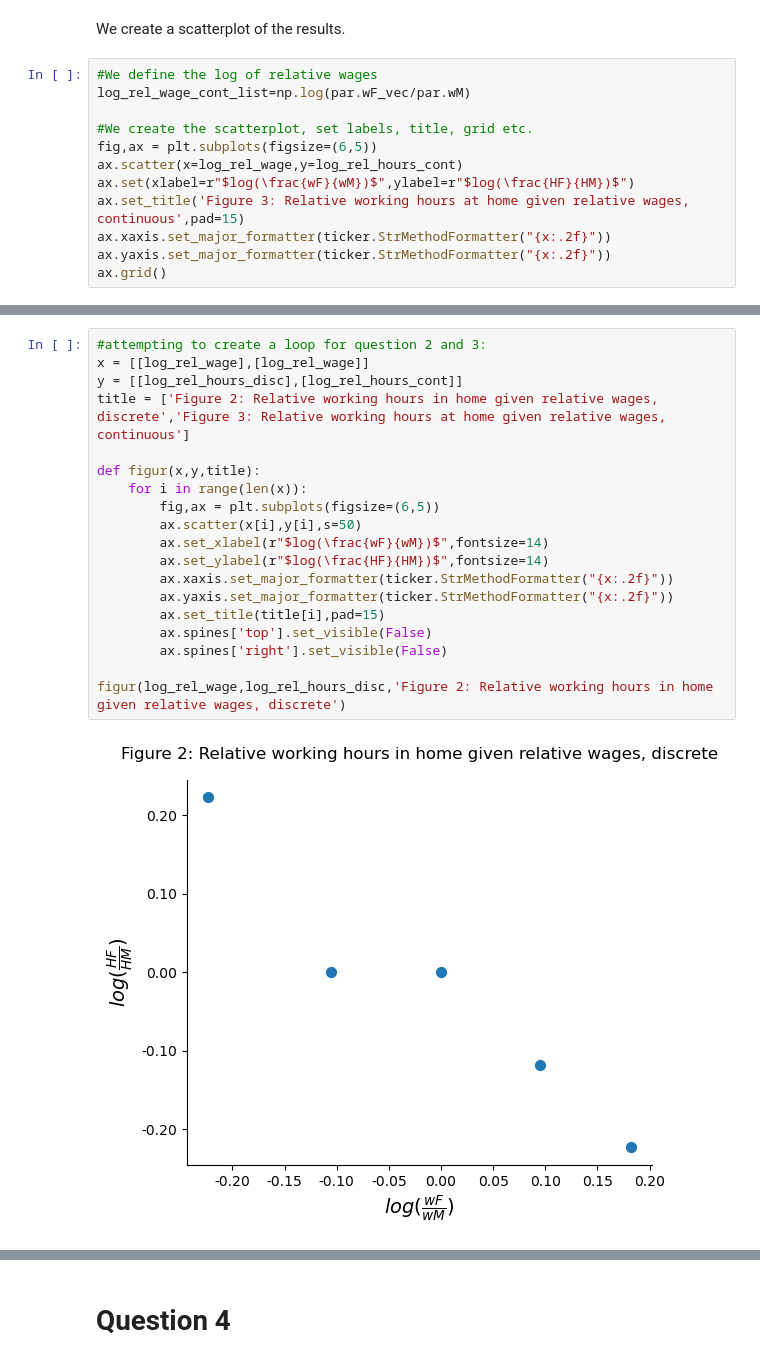
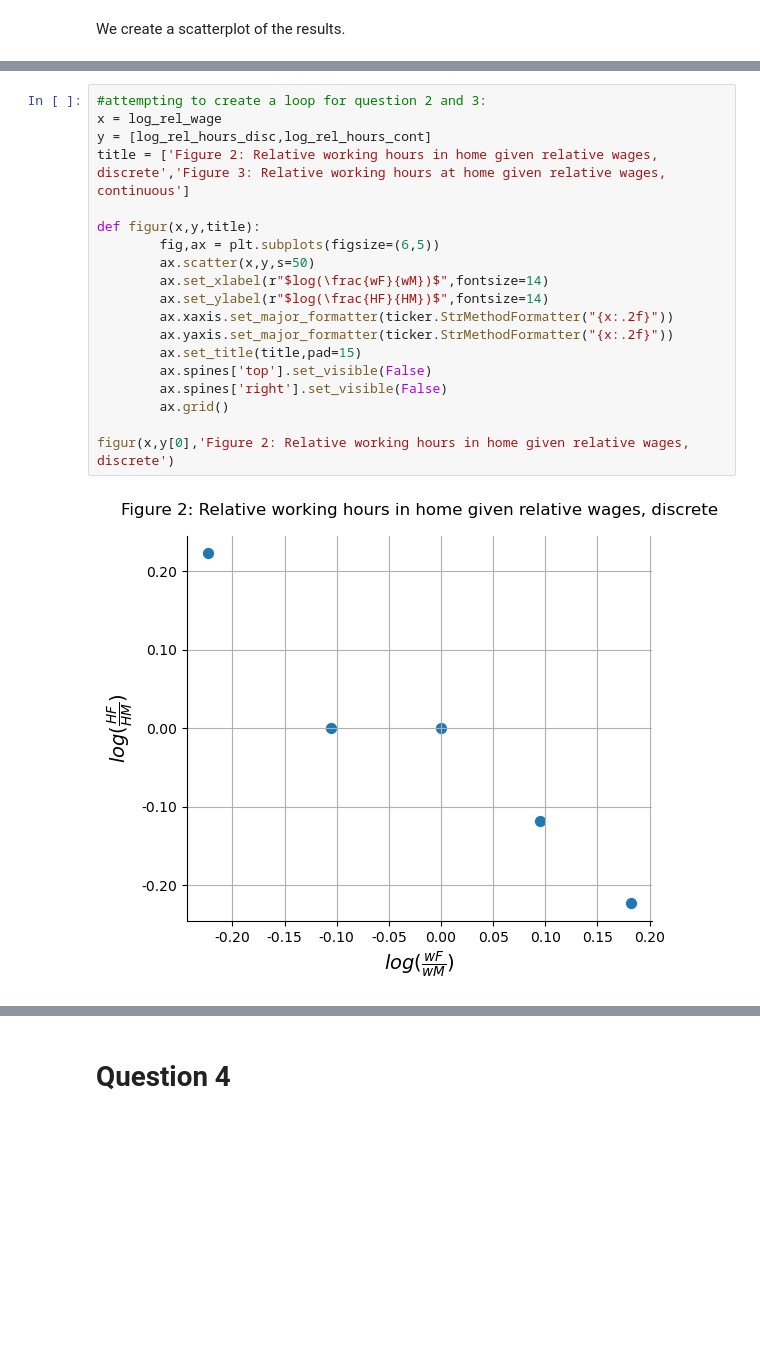
Before and after one commit to NumEconCopenhagen/projects-2023-ida-simone-elin, a Jupyter notebook: inauguralproject/inauguralprojectmedfeedback.ipynb, the cells around one changed output, grey strips where cells are left out. Drawn from its saved outputs; the diff is of its cells as text; blank space fills up the shorter version.

```diff
--- a/inauguralproject/inauguralprojectmedfeedback.ipynb
+++ b/inauguralproject/inauguralprojectmedfeedback.ipynb
@@ -192,15 +192,3 @@ model.solve_wF_vec(discrete=False)
 log_rel_hours_cont = np.log(model.sol.HF_vec/model.sol.HM_vec)
 # %% [markdown]
 We create a scatterplot of the results.
-# %%
-#We define the log of relative wages
-log_rel_wage_cont_list=np.log(par.wF_vec/par.wM)
-
-#We create the scatterplot, set labels, title, grid etc.
-fig,ax = plt.subplots(figsize=(6,5))
-ax.scatter(x=log_rel_wage,y=log_rel_hours_cont)
-ax.set(xlabel=r"$log(\frac{wF}{wM})$",ylabel=r"$log(\frac{HF}{HM})$")
-ax.set_title('Figure 3: Relative working hours at home given relative wages, continuous',pad=15)
-ax.xaxis.set_major_formatter(ticker.StrMethodFormatter("{x:.2f}"))
-ax.yaxis.set_major_formatter(ticker.StrMethodFormatter("{x:.2f}"))
-ax.grid()
@@ -212,21 +195,21 @@ Problem: hvordan kalder jeg kun den ene ?
 # %%
 #attempting to create a loop for question 2 and 3:
-x = [[log_rel_wage],[log_rel_wage]]
-y = [[log_rel_hours_disc],[log_rel_hours_cont]]
+x = log_rel_wage
+y = [log_rel_hours_disc,log_rel_hours_cont]
 title = ['Figure 2: Relative working hours in home given relative wages, discrete','Figure 3: Relative working hours at home given relative wages, continuous']
 
 def figur(x,y,title):
-    for i in range(len(x)):
         fig,ax = plt.subplots(figsize=(6,5))
-        ax.scatter(x[i],y[i],s=50)
+        ax.scatter(x,y,s=50)
         ax.set_xlabel(r"$log(\frac{wF}{wM})$",fontsize=14)
         ax.set_ylabel(r"$log(\frac{HF}{HM})$",fontsize=14)
         ax.xaxis.set_major_formatter(ticker.StrMethodFormatter("{x:.2f}"))
         ax.yaxis.set_major_formatter(ticker.StrMethodFormatter("{x:.2f}"))
-        ax.set_title(title[i],pad=15)
+        ax.set_title(title,pad=15)
         ax.spines['top'].set_visible(False)
         ax.spines['right'].set_visible(False)
+        ax.grid()
 
-figur(log_rel_wage,log_rel_hours_disc,'Figure 2: Relative working hours in home given relative wages, discrete')
+figur(x,y[0],'Figure 2: Relative working hours in home given relative wages, discrete')
 # %% [output]
-[figure, old version]
+[figure, new version]
```
Also changed, not shown: parts of 4 cells of this notebook, 2 other files.
